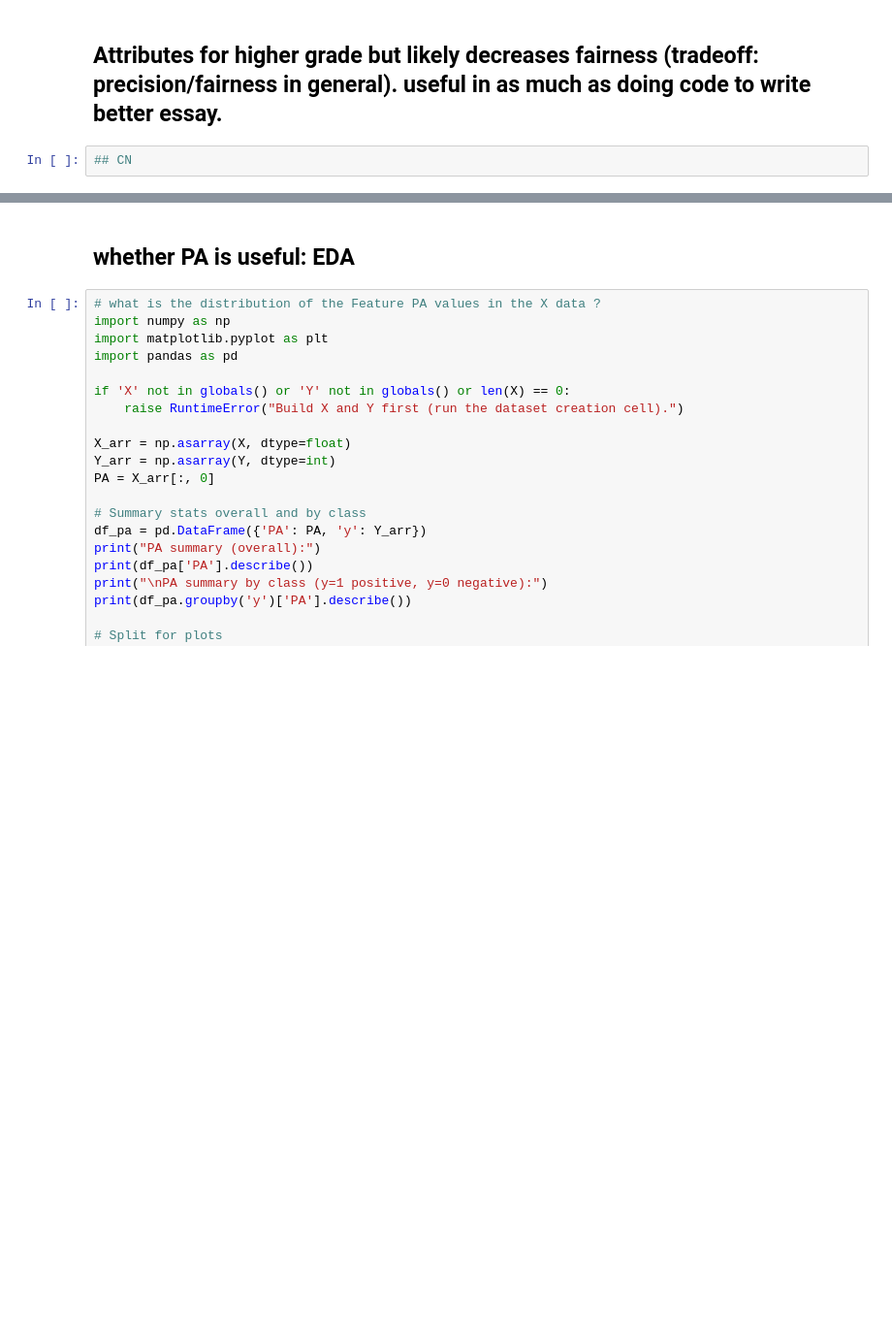
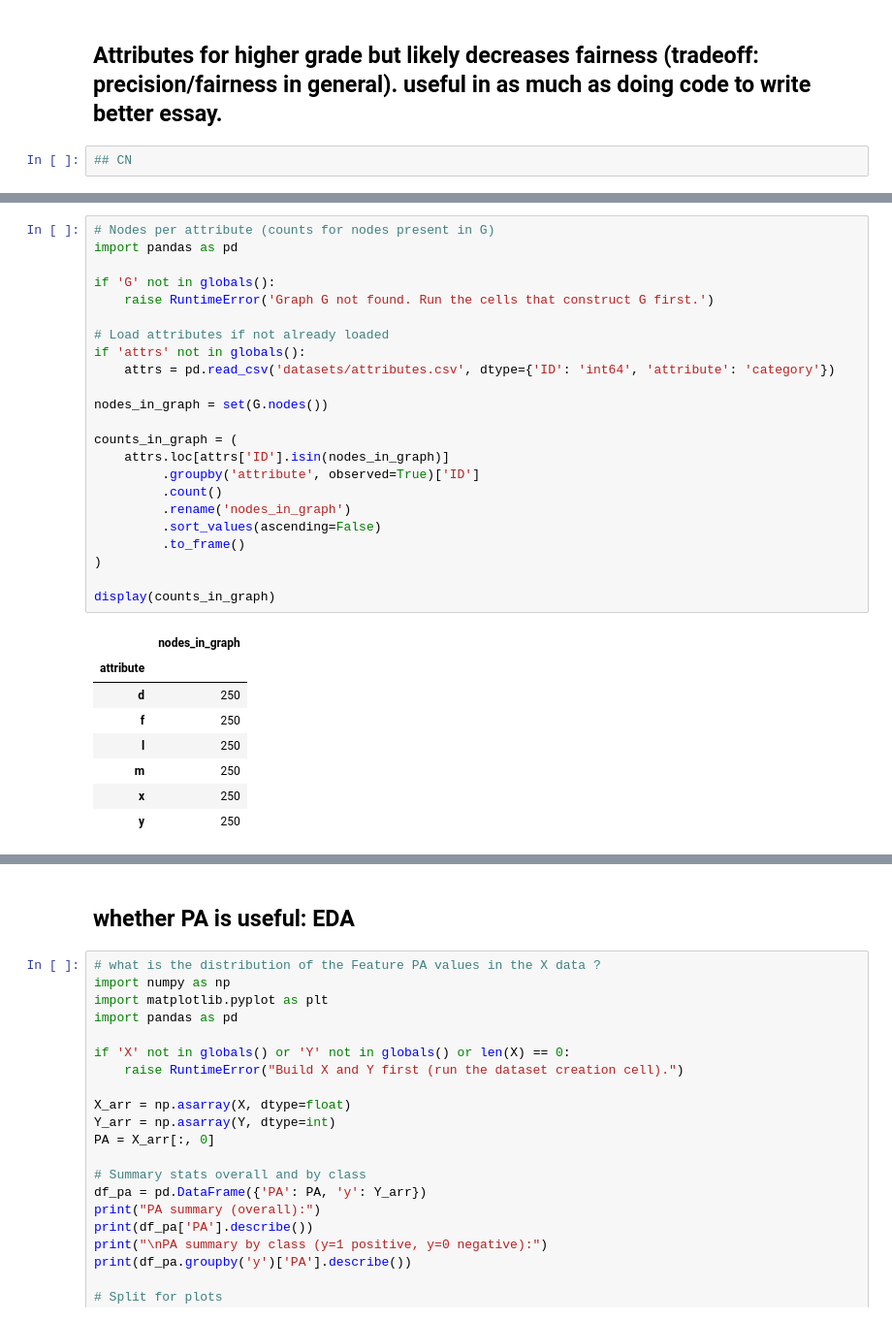
Before and after one commit to ursumarius/Link-predict-social-netw-fairness, a Jupyter notebook: fair-link-prediction-social-network.ipynb, the cells around one changed output, grey strips where cells are left out. Shown at 97% size. Drawn from its saved outputs; the diff is of its cells as text; blank space fills up the shorter version.

```diff
--- a/fair-link-prediction-social-network.ipynb
+++ b/fair-link-prediction-social-network.ipynb
@@ -414,0 +482,32 @@ Hint: try completing the triangle.
+# %%
+# Nodes per attribute (counts for nodes present in G)
+import pandas as pd
+
+if 'G' not in globals():
+    raise RuntimeError('Graph G not found. Run the cells that construct G first.')
+
+# Load attributes if not already loaded
+if 'attrs' not in globals():
+    attrs = pd.read_csv('datasets/attributes.csv', dtype={'ID': 'int64', 'attribute': 'category'})
+
+nodes_in_graph = set(G.nodes())
+
+counts_in_graph = (
+    attrs.loc[attrs['ID'].isin(nodes_in_graph)]
+         .groupby('attribute', observed=True)['ID']
+         .count()
+         .rename('nodes_in_graph')
+         .sort_values(ascending=False)
+         .to_frame()
+)
+
+display(counts_in_graph)
+# %% [output]
+|  | nodes_in_graph |
+| attribute |  |
+| d | 250 |
+| f | 250 |
+| l | 250 |
+| m | 250 |
+| x | 250 |
+| y | 250 |
```
Also changed, not shown: parts of 13 cells of this notebook, 5 other files.
